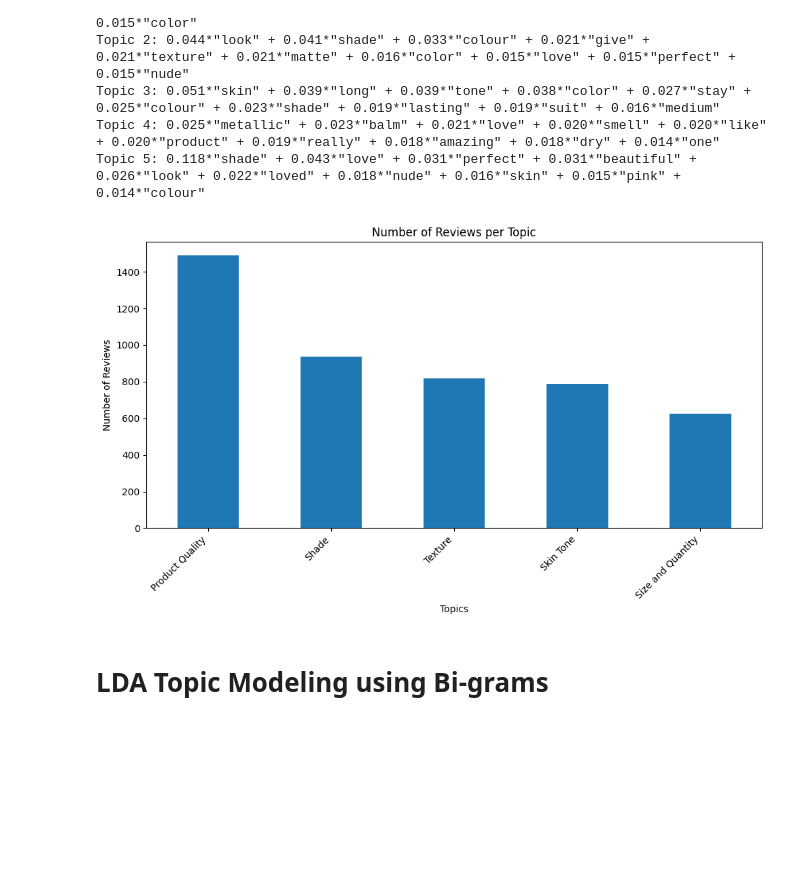
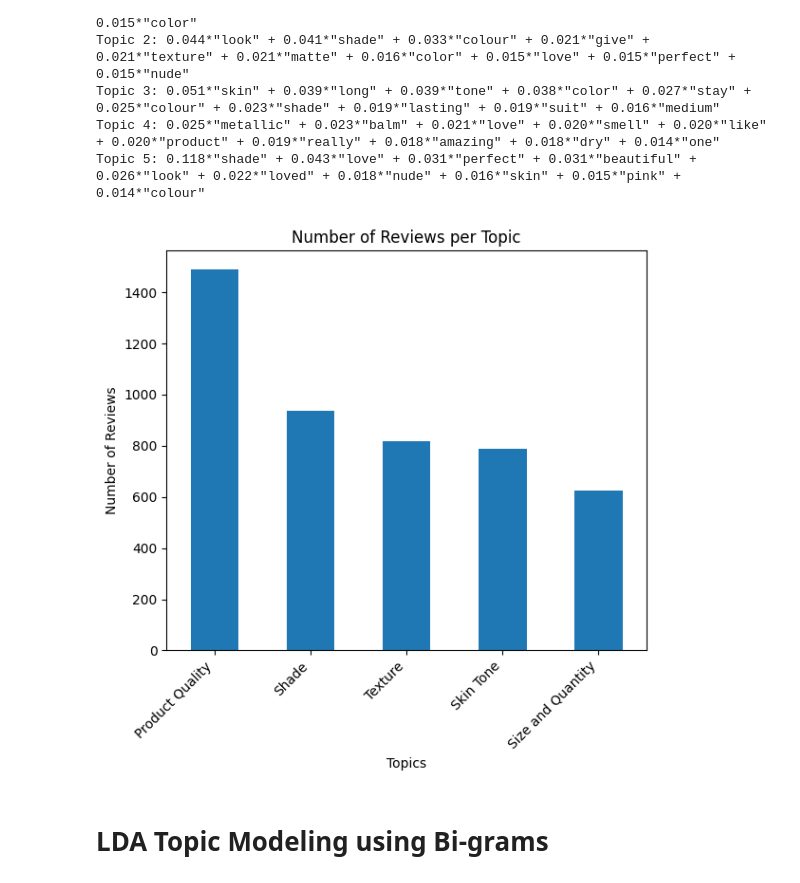
Before and after one commit to AlanoudAljibreen/Individual_Project, a Jupyter notebook: nykaa_LDA.ipynb, the cells around one changed output. Drawn from its saved outputs; the diff is of its cells as text; code cells hidden in the pictures; blank space fills up the shorter version.

```diff
--- a/nykaa_LDA.ipynb
+++ b/nykaa_LDA.ipynb
@@ -98,7 +98,7 @@ tokens
  '']
 # %%
 stop_words = set(stopwords.words('english'))
-stop_words.update(['nykaa'])
+stop_words.update(['nykaa', 'lip', 'lips','lipstick', 'eye', 'shadow', 'eyeshadow', 'good'])
 lemmatizer = WordNetLemmatizer()
 tokens = [lemmatizer.lemmatize(token) for token in tokens if token not in stop_words and token != '']
 tokens
@@ -179,7 +177,7 @@ def lda_experiments(dictionary, corpus, texts, start=3, limit=20, step=1):
     best_model = model_list[best_model_index]
 
     # Plotting
-    plt.figure(figsize=(10, 5))
+    plt.figure(figsize=(5, 5))
     plt.plot(topic_numbers, coherence_values, marker='o')
     plt.title('LDA Coherence Score by Number of Topics')
     plt.xlabel('Number of Topics')
@@ -278,18 +276,18 @@ df.to_csv('nykaa_labeled.csv', index=False)
 # %%
 # Count the occurrences of each topic
 topic_counts = pd.Series(labeled_topics).value_counts()
 
 # Plotting
-plt.figure(figsize=(10, 6))
+plt.figure(figsize=(6, 6))
 topic_counts.plot(kind='bar')
 plt.title('Number of Reviews per Topic')
 plt.xlabel('Topics')
 plt.ylabel('Number of Reviews')
 plt.xticks(rotation=45, ha='right')
 plt.tight_layout()
 plt.show()
 # %% [output]
-[figure, old version]
+[figure, new version]
 # %% [markdown]
 # LDA Topic Modeling using Bi-grams
 # %%
```
Also changed, not shown: parts of 6 cells of this notebook, 1 other file.
